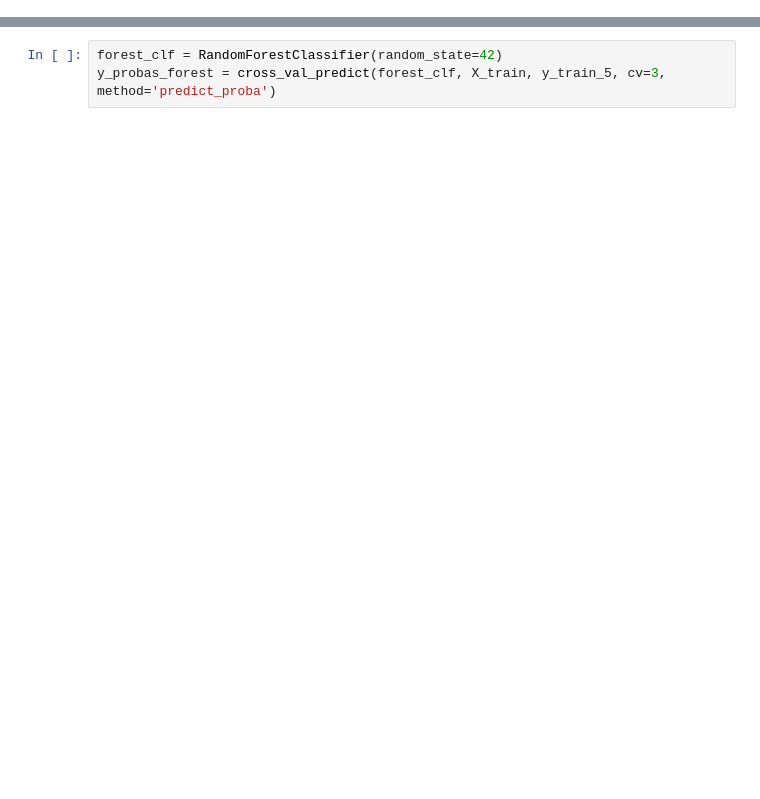
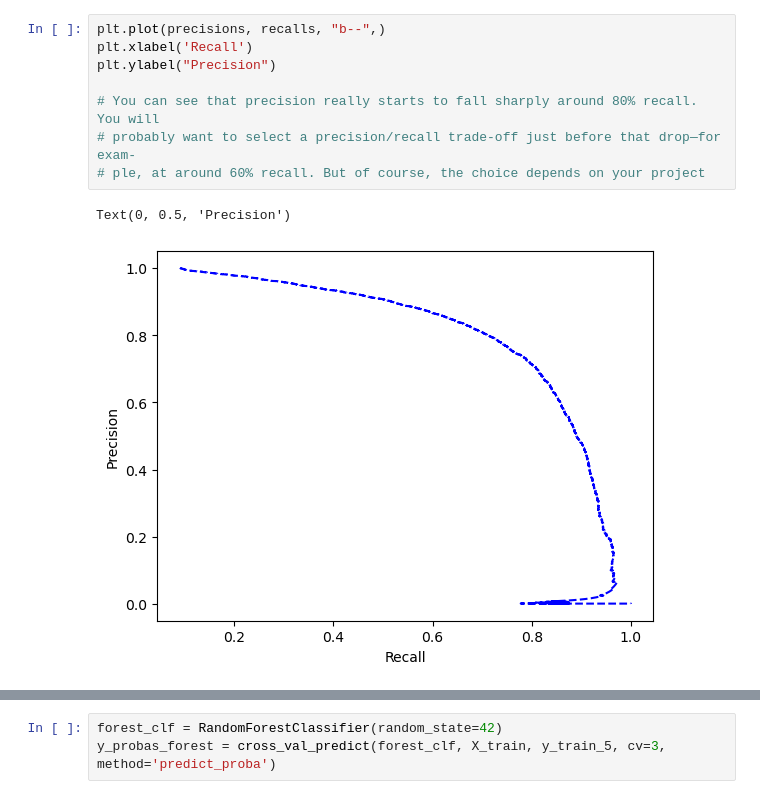
Before and after one commit to henryelorm/Hands-on-Machine-Learning, a Jupyter notebook: chapter3/mnist/mnist.ipynb, the cells around one changed output, grey strips where cells are left out. Cells and saved outputs as stored; diff of their text form; blank space fills up the shorter version.

```diff
--- a/chapter3/mnist/mnist.ipynb
+++ b/chapter3/mnist/mnist.ipynb
@@ -216,0 +307,11 @@ roc_auc_score(y_train_5, y_scores)
+# %%
+plt.plot(precisions, recalls, "b--",)
+plt.xlabel('Recall')
+plt.ylabel("Precision")
+
+# You can see that precision really starts to fall sharply around 80% recall. You will
+# probably want to select a precision/recall trade-off just before that drop—for exam‐
+# ple, at around 60% recall. But of course, the choice depends on your project
+# %% [output]
+Text(0, 0.5, 'Precision')
+[figure, added]
```
Also changed, not shown: parts of 132 cells of this notebook.
